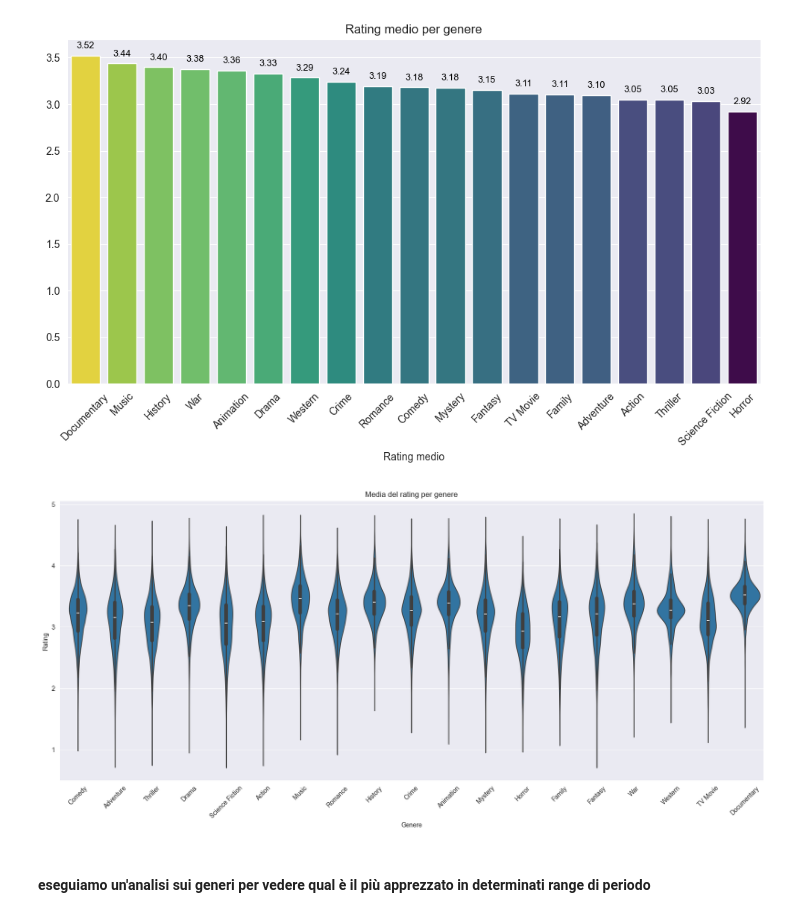
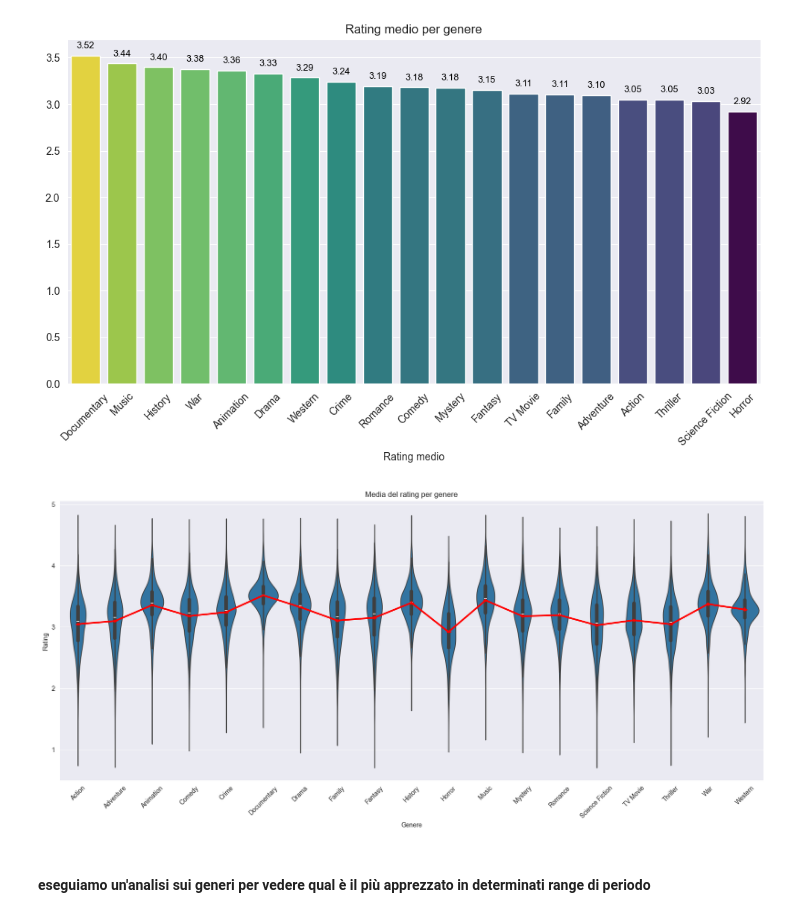
Before and after one commit to DominikGani/Domenico-Ganino-Progetto-IUM-2025, a Jupyter notebook: Main.ipynb, the cells around one changed output. Drawn from its saved outputs; the diff is of its cells as text; code cells hidden in the pictures.

```diff
--- a/Main.ipynb
+++ b/Main.ipynb
@@ -143,14 +143,31 @@ Il genre più apprezzato è Documentary con una valutazione media di 3.52
 # %%
 # utilizziamo un grafico a violino per mostrare la distribuzione del rating per ogni genere
 plt.figure(figsize = (20, 8))
-ax = sns.violinplot(data = exploded_genres_df, x = "genre", y = "rating")
+
+genre_order = sorted(exploded_genres_df['genre'].unique())
+
+ax = sns.violinplot(data = exploded_genres_df, x = "genre", y = "rating", order = genre_order)
+
+# Sovrapponi un pointplot per mostrare la media
+# Useremo 'estimator' per calcolare la media, 'markers' per lo stile della linea,
+# 'scale' per la sua lunghezza, e 'errorbar=None' (o 'ci=None' per versioni più vecchie di Seaborn)
+# per non mostrare gli intervalli di confidenza.
+# 'join=False' evita che le medie dei diversi generi vengano collegate da una linea.
+sns.pointplot(data=exploded_genres_df,
+              x="genre", y="rating",
+              estimator='mean',
+              markers='_',
+              color='red',
+              ax=ax,
+              order=genre_order)
+
 plt.title("Media del rating per genere")
 plt.xlabel("Genere")
 plt.ylabel("Rating")
 plt.xticks(rotation = 45)
 plt.show()
 # %% [output]
-[figure, old version]
+[figure, new version]
 # %% [markdown]
 #### eseguiamo un'analisi sui generi per vedere qual è il più apprezzato in determinati range di periodo
 # %%
```
Also changed, not shown: parts of 15 cells of this notebook.
